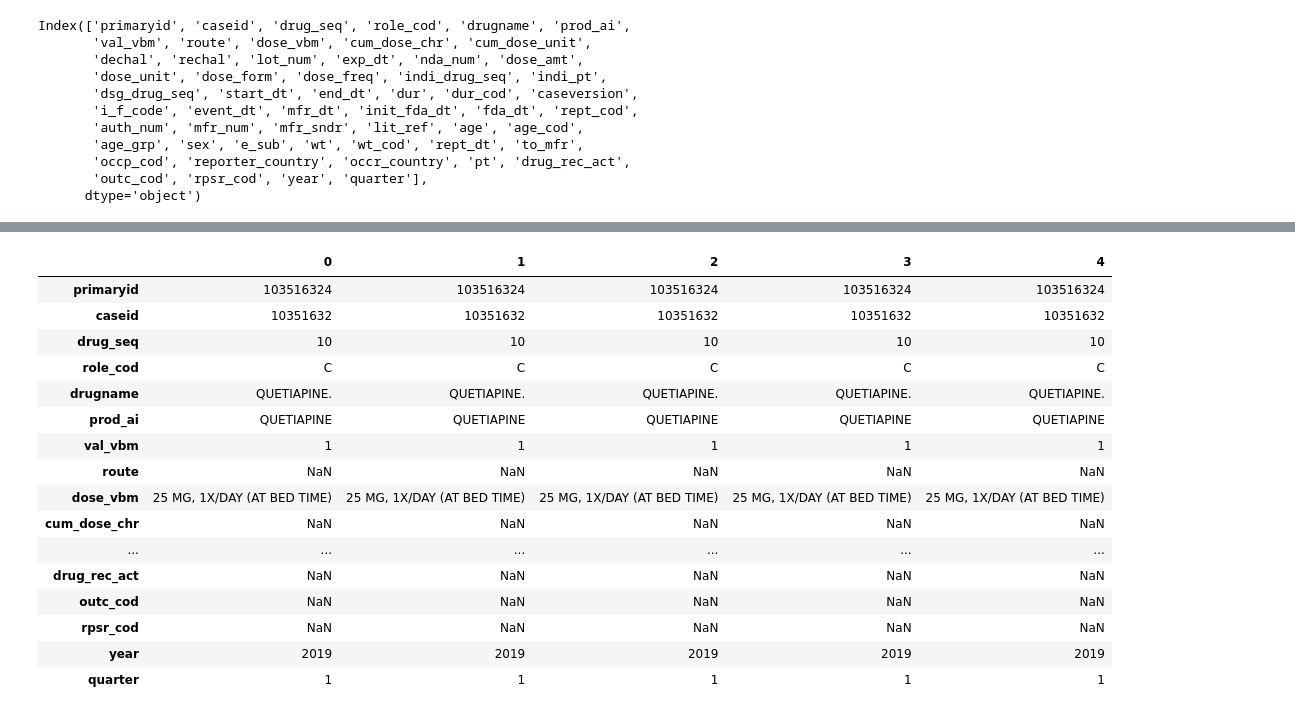
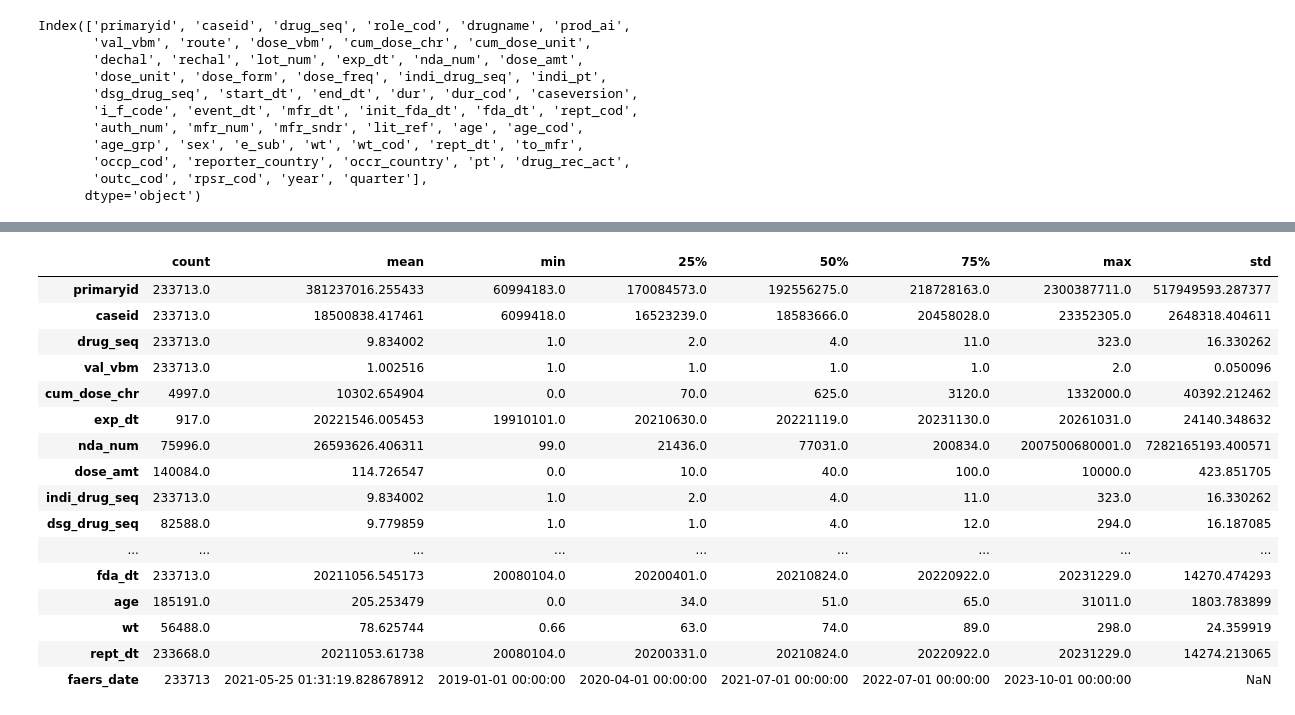
Before and after one commit to alexnguyeninsights/PartA_fda-project, a Jupyter notebook: Code_Research_FDA.ipynb, the cells around one changed output, grey strips where cells are left out. Saved outputs shown, nothing was run; the diff lists cells and outputs as text; code cells hidden in the pictures.

```diff
--- a/Code_Research_FDA.ipynb
+++ b/Code_Research_FDA.ipynb
@@ -61,0 +95,18 @@ Index(['primaryid', 'caseid', 'drug_seq', 'role_cod', 'drugname', 'prod_ai',
+# %%
+# create timeline variable
+def convert_to_datetime(year, quarter):
+    # Map the quarter to the corresponding starting month of that quarter
+    quarter_to_month = {
+        1: '01',  # Q1 starts in January
+        2: '04',  # Q2 starts in April
+        3: '07',  # Q3 starts in July
+        4: '10'   # Q4 starts in October
+    }
+    # Create date string in the format "YYYY-MM-DD"
+    date_str = f"{year}-{quarter_to_month[quarter]}"
+    # Convert to datetime
+    return pd.to_datetime(date_str)
+
+fda['faers_date'] = fda.apply(lambda row: convert_to_datetime(row['year'], row['quarter']), axis=1)
+
+print(fda)
@@ -82,8 +151,9 @@ Antidepressant drug level therapeutic                             3
 Name: count, dtype: int64
 # %%
 # filter non-relevant indication
-focused_indi = ['Major depression', 'Antidepressant therapy', 'Mixed anxiety and depressive disorder',
-                'Persistent depressive disorder']
+focused_indi = ['major depression', 'antidepressant therapy', 'mixed anxiety and depressive disorder',
+                'persistent depressive disorder', 'adjustment disorder with depressed mood',
+                'antidepressant drug level', 'adjustment disorder with mixed anxiety and depressed mood']
 
 filtered_fda = fda[fda['indi_pt'].isin(focused_indi)]
 
@@ -117,0 +191,8 @@ memory usage: 99.2+ MB
+# %%
+# drop some columns
+columns_to_drop = ['rpsr_cod', 'reporter_country', 'to_mfr', 'e_sub', 'age_cod', 'lit_ref',
+                   'auth_num', 'dur', 'dur_cod', 'year', 'quarter']
+
+filtered_fda = filtered_fda.drop(columns=columns_to_drop)
+
+print(filtered_fda)
@@ -118,23 +237,23 @@ memory usage: 99.2+ MB
 # %%
-filtered_fda.head().T
+filtered_fda.describe().T
 # %% [output]
-|  | 0 | 1 | 2 | 3 | 4 |
-| primaryid | 103516324 | 103516324 | 103516324 | 103516324 | 103516324 |
-| caseid | 10351632 | 10351632 | 10351632 | 10351632 | 10351632 |
-| drug_seq | 10 | 10 | 10 | 10 | 10 |
-| role_cod | C | C | C | C | C |
-| drugname | QUETIAPINE. | QUETIAPINE. | QUETIAPINE. | QUETIAPINE. | QUETIAPINE. |
-| prod_ai | QUETIAPINE | QUETIAPINE | QUETIAPINE | QUETIAPINE | QUETIAPINE |
-| val_vbm | 1 | 1 | 1 | 1 | 1 |
-| route | NaN | NaN | NaN | NaN | NaN |
-| dose_vbm | 25 MG, 1X/DAY (AT BED TIME) | 25 MG, 1X/DAY (AT BED TIME) | 25 MG, 1X/DAY (AT BED TIME) | 25 MG, 1X/DAY (AT BED TIME) | 25 MG, 1X/DAY (AT BED TIME) |
-| cum_dose_chr | NaN | NaN | NaN | NaN | NaN |
-| ... | ... | ... | ... | ... | ... |
-| drug_rec_act | NaN | NaN | NaN | NaN | NaN |
-| outc_cod | NaN | NaN | NaN | NaN | NaN |
-| rpsr_cod | NaN | NaN | NaN | NaN | NaN |
-| year | 2019 | 2019 | 2019 | 2019 | 2019 |
-| quarter | 1 | 1 | 1 | 1 | 1 |
+|  | count | mean | min | 25% | 50% | 75% | max | std |
+| primaryid | 233713.0 | 381237016.255433 | 60994183.0 | 170084573.0 | 192556275.0 | 218728163.0 | 2300387711.0 | 517949593.287377 |
+| caseid | 233713.0 | 18500838.417461 | 6099418.0 | 16523239.0 | 18583666.0 | 20458028.0 | 23352305.0 | 2648318.404611 |
+| drug_seq | 233713.0 | 9.834002 | 1.0 | 2.0 | 4.0 | 11.0 | 323.0 | 16.330262 |
+| val_vbm | 233713.0 | 1.002516 | 1.0 | 1.0 | 1.0 | 1.0 | 2.0 | 0.050096 |
+| cum_dose_chr | 4997.0 | 10302.654904 | 0.0 | 70.0 | 625.0 | 3120.0 | 1332000.0 | 40392.212462 |
+| exp_dt | 917.0 | 20221546.005453 | 19910101.0 | 20210630.0 | 20221119.0 | 20231130.0 | 20261031.0 | 24140.348632 |
+| nda_num | 75996.0 | 26593626.406311 | 99.0 | 21436.0 | 77031.0 | 200834.0 | 2007500680001.0 | 7282165193.400571 |
+| dose_amt | 140084.0 | 114.726547 | 0.0 | 10.0 | 40.0 | 100.0 | 10000.0 | 423.851705 |
+| indi_drug_seq | 233713.0 | 9.834002 | 1.0 | 2.0 | 4.0 | 11.0 | 323.0 | 16.330262 |
+| dsg_drug_seq | 82588.0 | 9.779859 | 1.0 | 1.0 | 4.0 | 12.0 | 294.0 | 16.187085 |
+| ... | ... | ... | ... | ... | ... | ... | ... | ... |
+| fda_dt | 233713.0 | 20211056.545173 | 20080104.0 | 20200401.0 | 20210824.0 | 20220922.0 | 20231229.0 | 14270.474293 |
+| age | 185191.0 | 205.253479 | 0.0 | 34.0 | 51.0 | 65.0 | 31011.0 | 1803.783899 |
+| wt | 56488.0 | 78.625744 | 0.66 | 63.0 | 74.0 | 89.0 | 298.0 | 24.359919 |
+| rept_dt | 233668.0 | 20211053.61738 | 20080104.0 | 20200331.0 | 20210824.0 | 20220922.0 | 20231229.0 | 14274.213065 |
+| faers_date | 233713 | 2021-05-25 01:31:19.828678912 | 2019-01-01 00:00:00 | 2020-04-01 00:00:00 | 2021-07-01 00:00:00 | 2022-07-01 00:00:00 | 2023-10-01 00:00:00 | NaN |
 # %%
 # check role_cod
 rename_role_cod = {'PS': 'primary',
```
Also changed, not shown: parts of 17 cells of this notebook, 2 other files.
